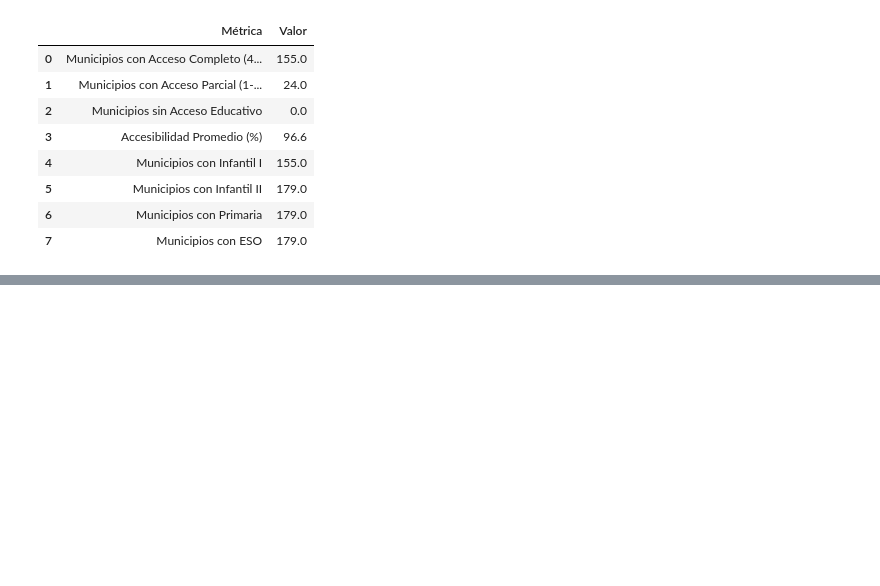
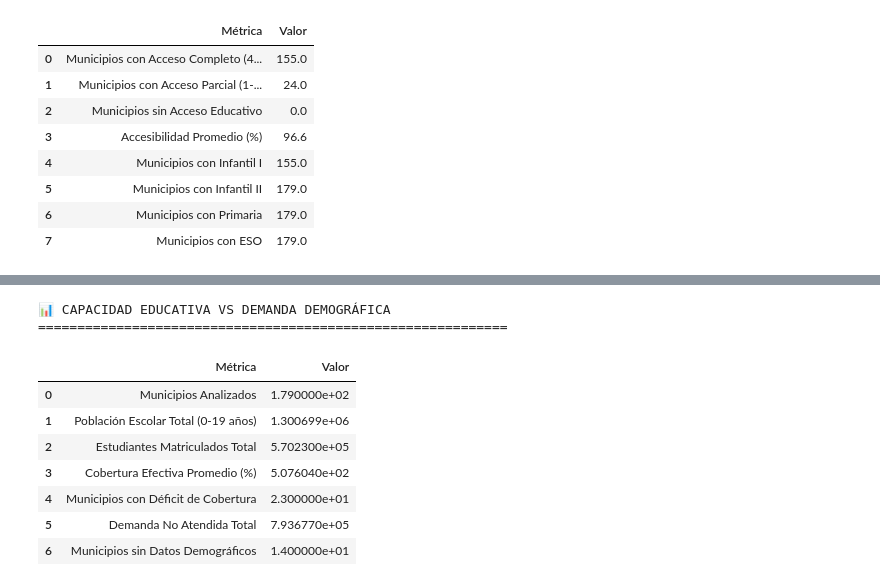
Before and after one commit to frankito24/FastAPIProject, a Jupyter notebook: notebooks/AnalisisEducacion.ipynb, the cells around one changed output, grey strips where cells are left out. Cells and saved outputs as stored; diff of their text form; code cells hidden in the pictures; blank space fills up the shorter version.

```diff
--- a/notebooks/AnalisisEducacion.ipynb
+++ b/notebooks/AnalisisEducacion.ipynb
@@ -890,0 +1039,39 @@ print("\n✅ ANÁLISIS DE ACCESIBILIDAD COMPLETADO")
+# %%
+# === ESTADÍSTICAS DE CAPACIDAD EDUCATIVA ===
+print("📊 CAPACIDAD EDUCATIVA VS DEMANDA DEMOGRÁFICA")
+print("="*60)
+
+# Estadísticas generales corregidas
+capacity_stats = pd.DataFrame({
+    'Métrica': [
+        'Municipios Analizados',
+        'Población Escolar Total (0-19 años)',
+        'Estudiantes Matriculados Total',
+        'Cobertura Efectiva Promedio (%)',
+        'Municipios con Déficit de Cobertura',
+        'Demanda No Atendida Total',
+        'Municipios sin Datos Demográficos'
+    ],
+    'Valor': [
+        len(capacity_df),
+        capacity_df['total_poblacion_escolar'].sum(),
+        capacity_df['total_cobertura_efectiva'].sum(),
+        capacity_df['cobertura_efectiva_pct'].mean(),
+        capacity_df['deficit_cobertura'].sum(),
+        capacity_df['total_demanda_no_atendida'].sum(),
+        (capacity_df['total_poblacion_escolar'] == 0).sum()
+    ]
+})
+
+display(capacity_stats)
+# %% [output]
+📊 CAPACIDAD EDUCATIVA VS DEMANDA DEMOGRÁFICA
+============================================================
+|  | Métrica | Valor |
+| 0 | Municipios Analizados | 1.790000e+02 |
+| 1 | Población Escolar Total (0-19 años) | 1.300699e+06 |
+| 2 | Estudiantes Matriculados Total | 5.702300e+05 |
+| 3 | Cobertura Efectiva Promedio (%) | 5.076040e+02 |
+| 4 | Municipios con Déficit de Cobertura | 2.300000e+01 |
+| 5 | Demanda No Atendida Total | 7.936770e+05 |
+| 6 | Municipios sin Datos Demográficos | 1.400000e+01 |
```
Also changed, not shown: parts of 13 cells of this notebook.
